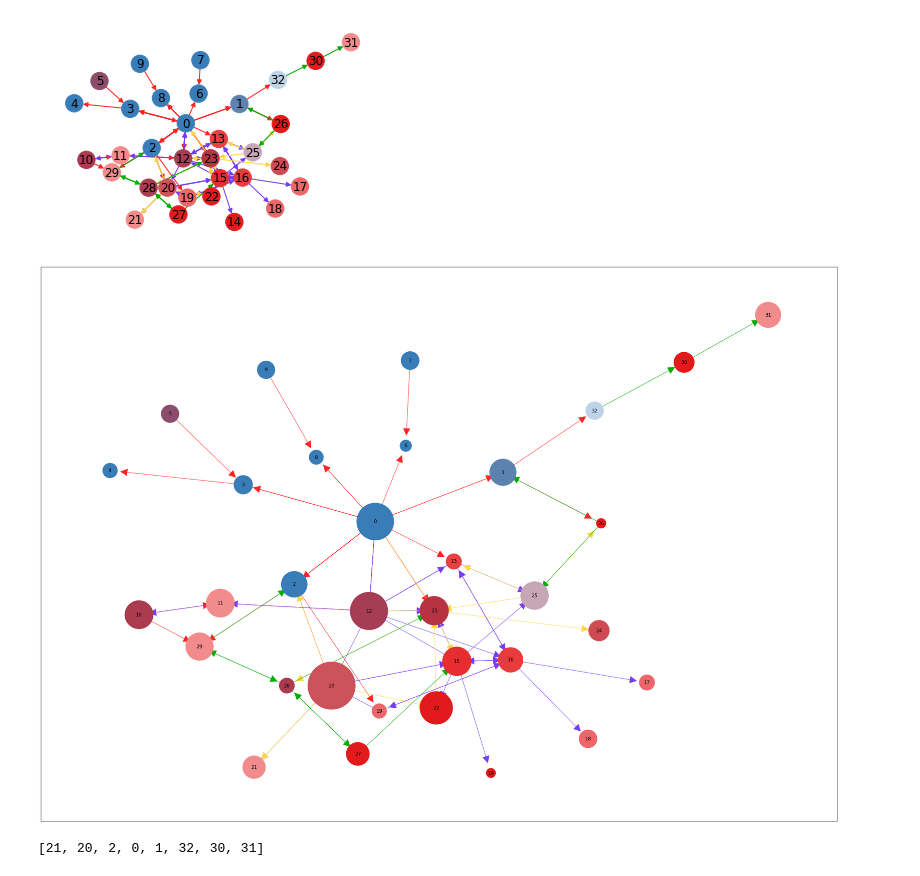
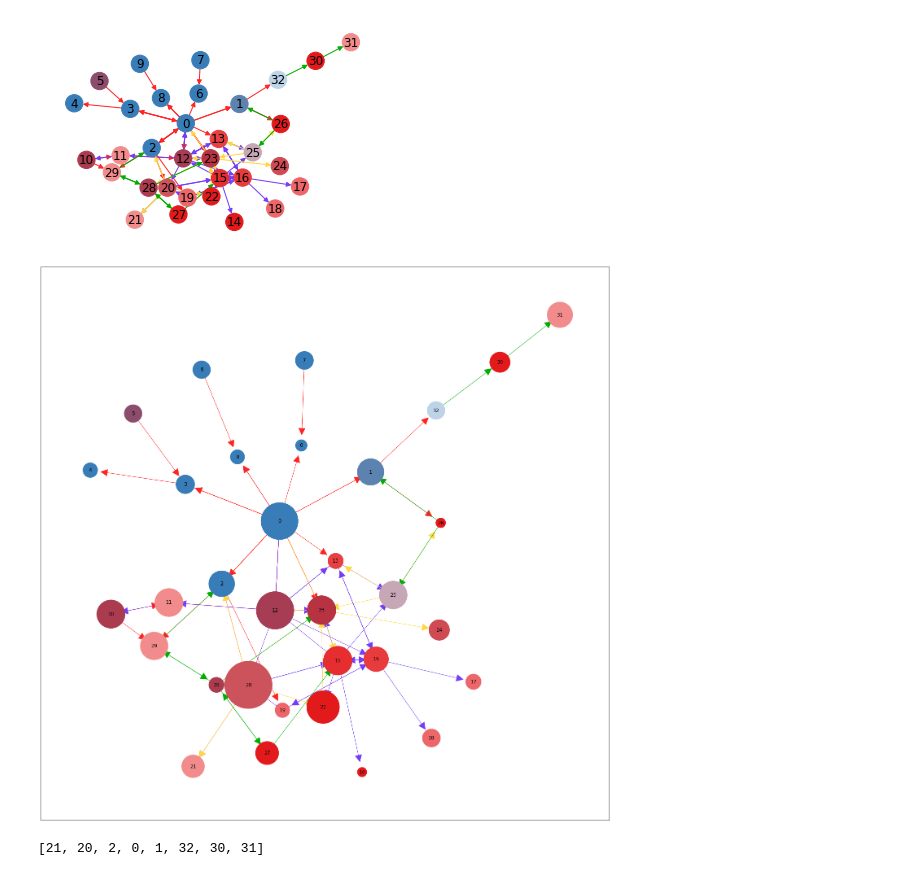
Before and after one commit to mohit493/Practice_GESIS_NetworkAnalysis, a Jupyter notebook: [Practice]CiompiRevolt.ipynb, the cells around one changed output. Saved outputs shown, nothing was run; the diff lists cells and outputs as text; code cells hidden in the pictures.

Commit message:
Graph size change

```diff
--- a/[Practice]CiompiRevolt.ipynb
+++ b/[Practice]CiompiRevolt.ipynb
@@ -168,15 +168,15 @@ nx.draw(G,loc, node_color = families['partisanship_color'], edge_color = EdgeDf[
 # %% [output]
 [figure]
 # %%
-plt.figure(1,figsize = (35,25))
+plt.figure(1,figsize = (25,25))
 
 nx.draw_networkx_edges(G,loc, edge_color = EdgeDf['colour'],arrows = True, arrowsize = 40, min_target_margin = 25, connectionstyle = 'arc3')
 nx.draw_networkx_nodes(G,loc, node_color = families['partisanship_color'], node_size = n_size, node_shape = 'o')
 nx.draw_networkx_labels(G,loc)
 
 plt.show()
 # %% [output]
-[figure, old version]
+[figure, new version]
 # %%
 print(nx.dijkstra_path(G,21,31))
 # %% [output]
```
